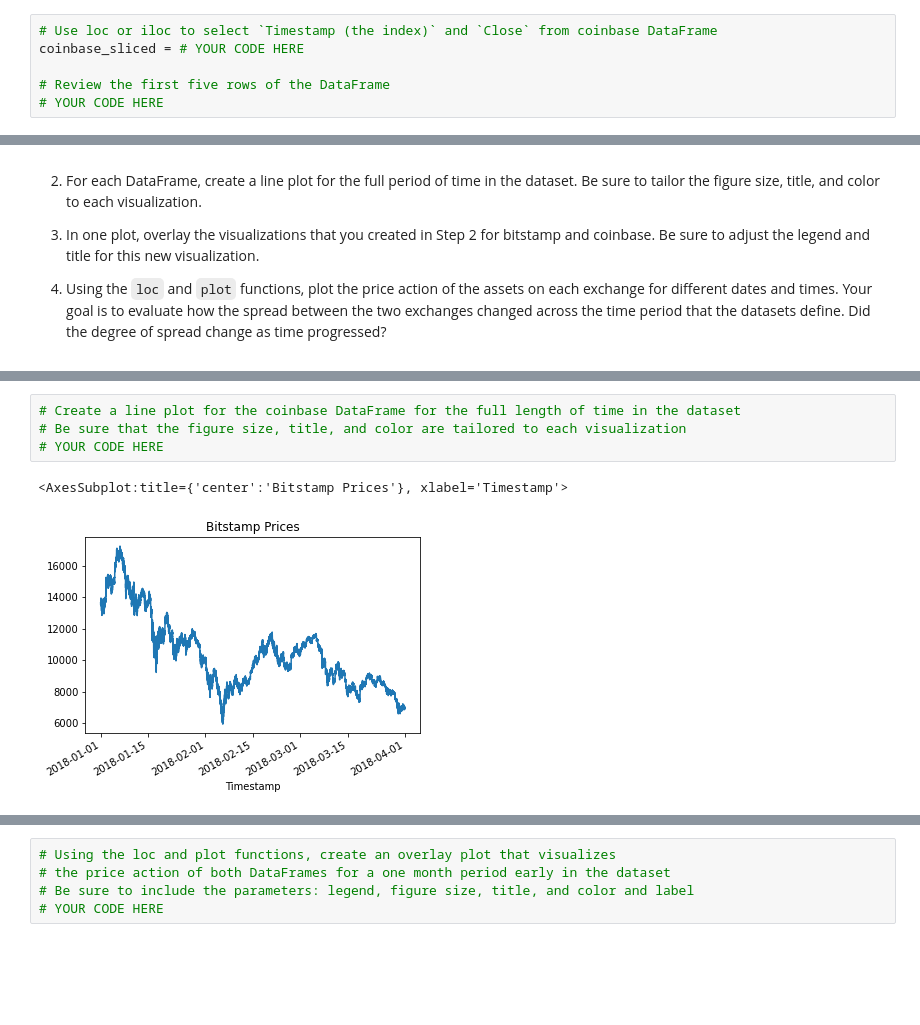
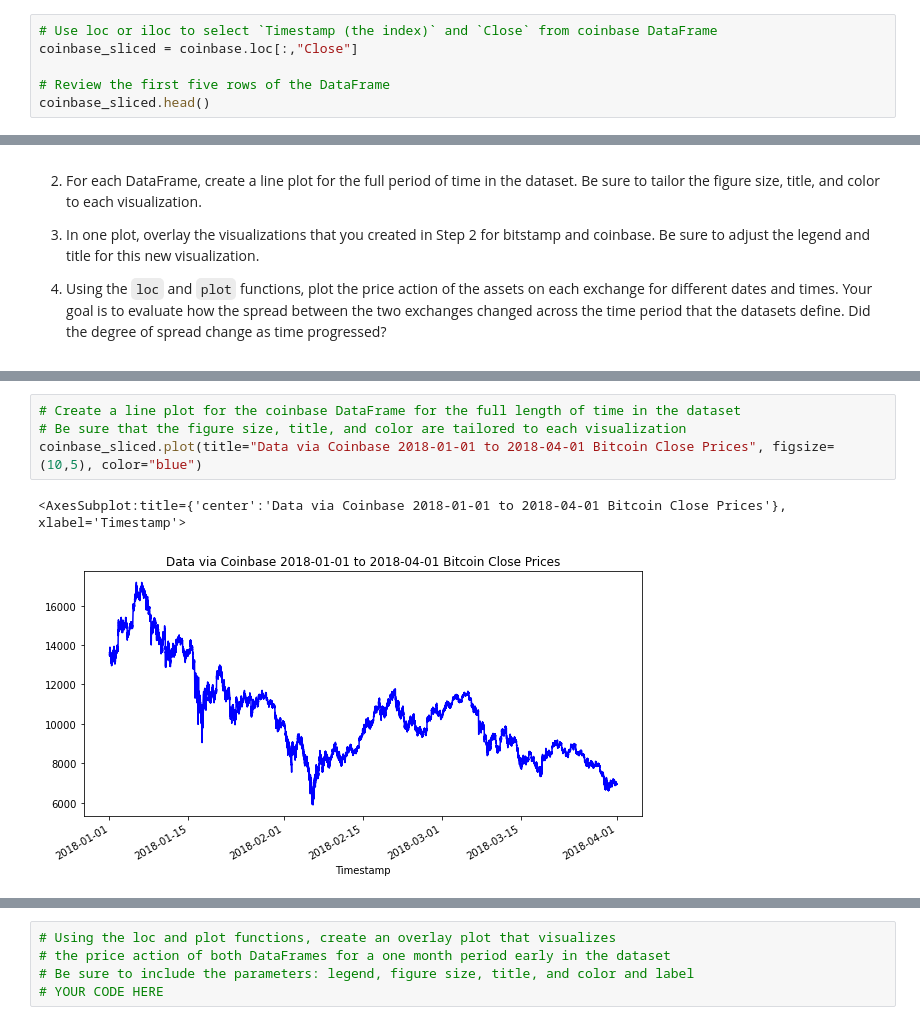
Before and after one commit to RJGiannini/Crypto-Arbitrage, a Jupyter notebook: crypto_arbitrage.ipynb, the cells around one changed output, grey strips where cells are left out. Drawn from its saved outputs; the diff is of its cells as text; blank space fills up the shorter version.

```diff
--- a/crypto_arbitrage.ipynb
+++ b/crypto_arbitrage.ipynb
@@ -203,7 +205,7 @@ bitstamp_sliced = # YOUR CODE HERE
 # %%
 # Use loc or iloc to select `Timestamp (the index)` and `Close` from coinbase DataFrame
-coinbase_sliced = # YOUR CODE HERE
+coinbase_sliced = coinbase.loc[:,"Close"]
 
 # Review the first five rows of the DataFrame
-# YOUR CODE HERE
+coinbase_sliced.head()
 # %% [output]
@@ -262,10 +264,10 @@ Sort through the time series data associated with the bitstamp and coinbase Data
 # %%
 # Create a line plot for the coinbase DataFrame for the full length of time in the dataset
 # Be sure that the figure size, title, and color are tailored to each visualization
-# YOUR CODE HERE
+coinbase_sliced.plot(title="Data via Coinbase 2018-01-01 to 2018-04-01 Bitcoin Close Prices", figsize=(10,5), color="blue")
 # %% [output]
-<AxesSubplot:title={'center':'Bitstamp Prices'}, xlabel='Timestamp'>
+<AxesSubplot:title={'center':'Data via Coinbase 2018-01-01 to 2018-04-01 Bitcoin Close Prices'}, xlabel='Timestamp'>
-[figure, old version]
+[figure, new version]
 # %%
 # Overlay the visualizations for the bitstamp and coinbase DataFrames in one plot
 # The plot should visualize the prices over the full lenth of the dataset
```
Also changed, not shown: parts of 6 cells of this notebook.
